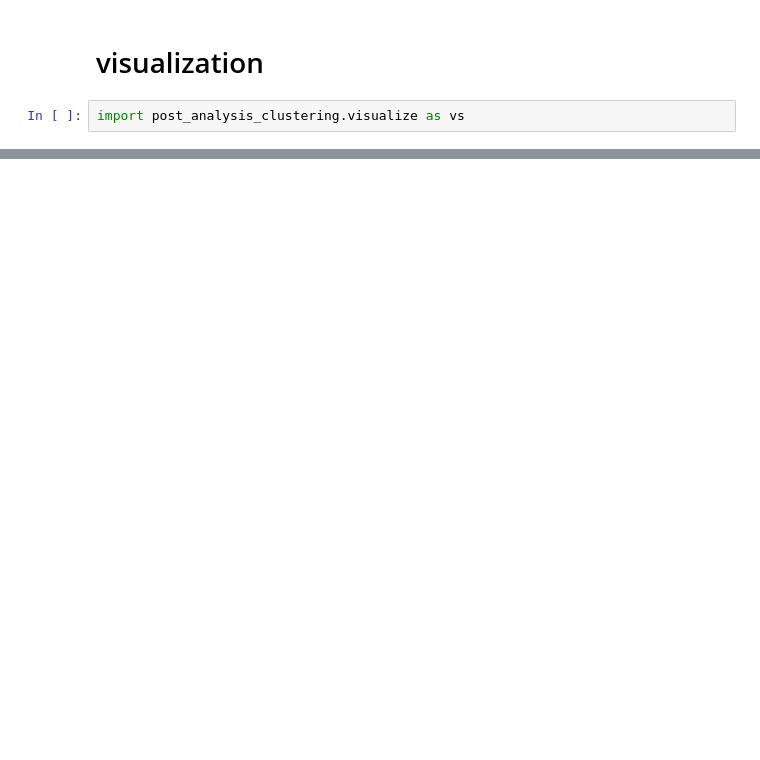
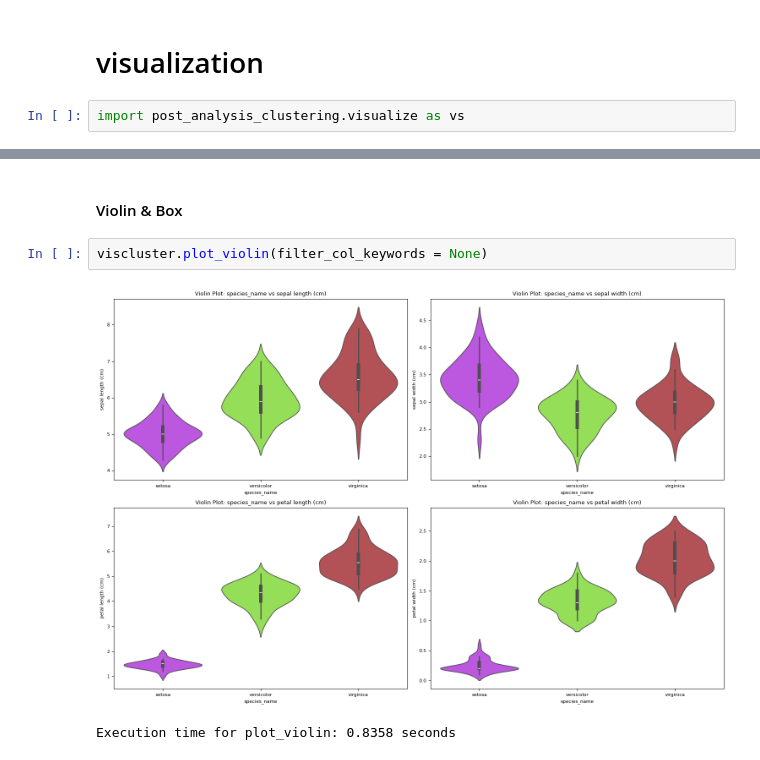
Before and after one commit to lidv94/post-analysis-clustering, a Jupyter notebook: dev_oop.ipynb, the cells around one changed output, grey strips where cells are left out. Cells and saved outputs as stored; diff of their text form; blank space fills up the shorter version.

```diff
--- a/dev_oop.ipynb
+++ b/dev_oop.ipynb
@@ -365,0 +404,7 @@ TypeError: DimensionalityReduction.__init__() missing 1 required positional argu
+# %% [markdown]
+#### Violin & Box
+# %%
+viscluster.plot_violin(filter_col_keywords = None)
+# %% [output]
+[figure, added]
+Execution time for plot_violin: 0.8358 seconds
```
Also changed, not shown: parts of 59 cells of this notebook, 17 other files.
